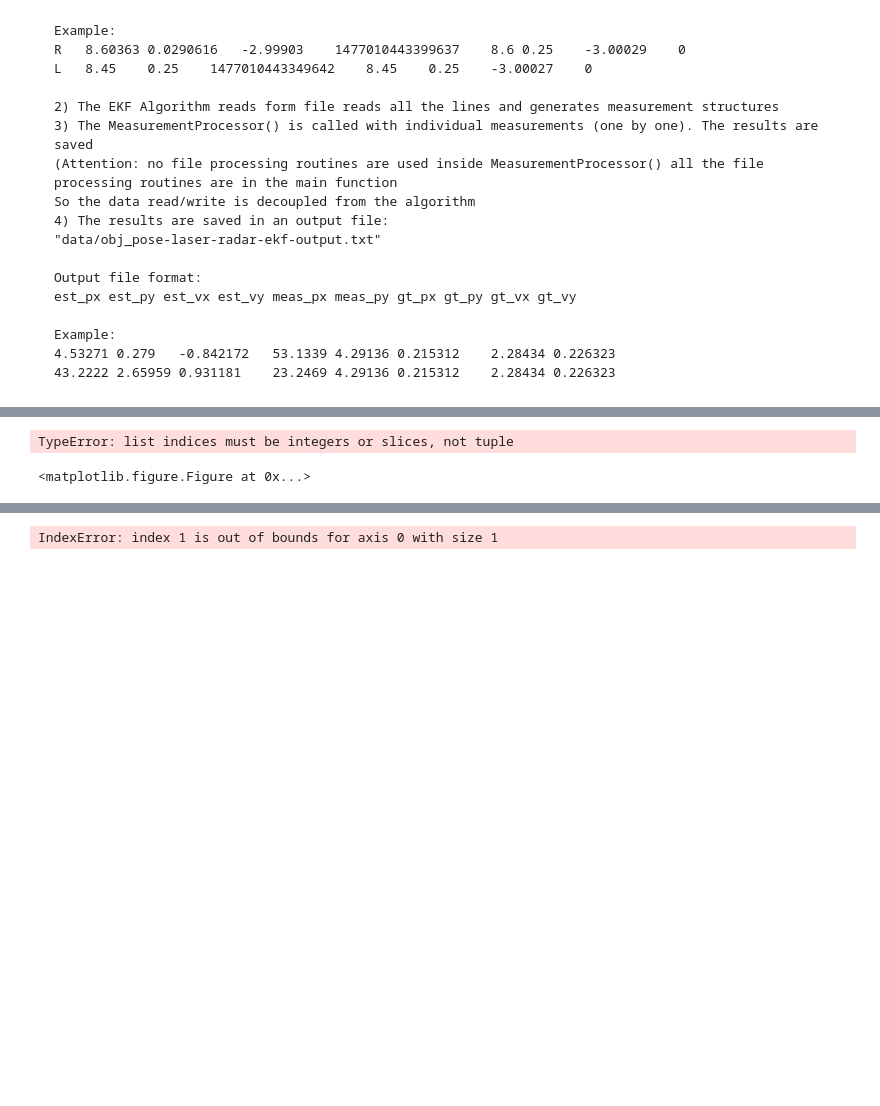
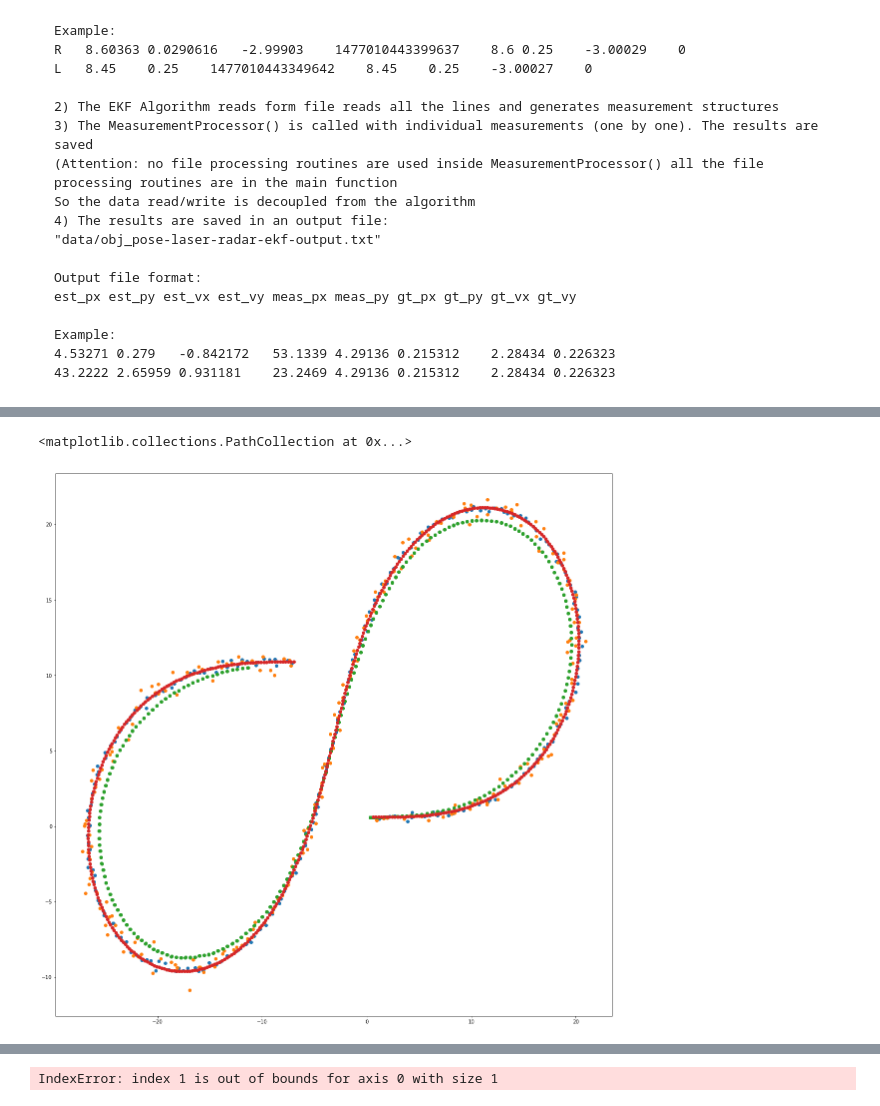
Before and after one commit to tempflip/CarND-Extended-Kalman-Filter-Project, a Jupyter notebook: explore_data.ipynb, the cells around one changed output, grey strips where cells are left out. Cells and saved outputs as stored; diff of their text form; code cells hidden in the pictures; blank space fills up the shorter version.

```diff
--- a/explore_data.ipynb
+++ b/explore_data.ipynb
@@ -246,12 +251,12 @@ ValueError: operands could not be broadcast together with shapes (3,2) (3,3)
 # %%
 plt.figure(figsize=(20,20))
 plt.scatter(l_meas_list[:,0], l_meas_list[:,1])
 plt.scatter(r_meas_list[:,0], r_meas_list[:,1])
-
-plt.scatter(pred_list[:,0], pred_list[:,1])
+plt.scatter(pred_list[:,0][:], pred_list[:,1][:])
+plt.scatter(truth_list[:,0], truth_list[:,1])
 # %% [output]
-TypeError: list indices must be integers or slices, not tuple
+<matplotlib.collections.PathCollection at 0x...>
-<matplotlib.figure.Figure at 0x...>
+[figure, added]
 # %%
 plt.plot(pred_list[:,2])
 plt.plot(pred_list[:,3])
```
Also changed, not shown: parts of 4 cells of this notebook.
